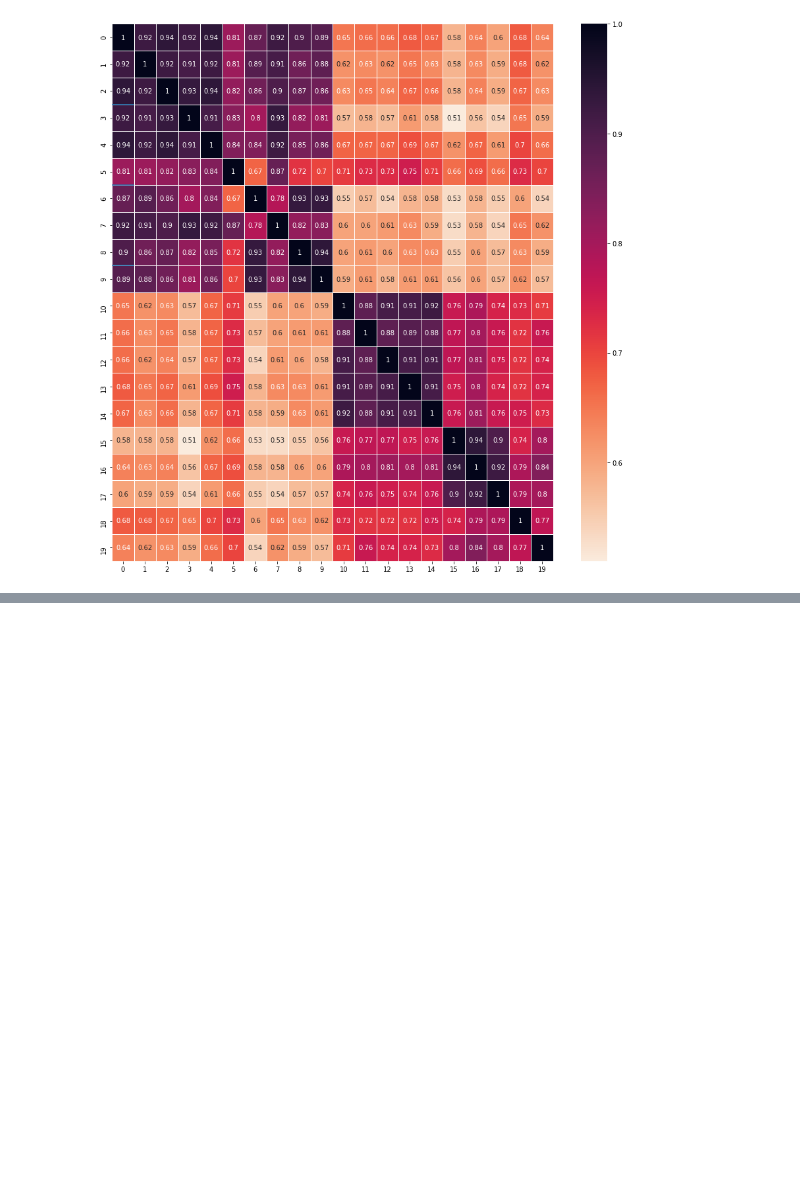
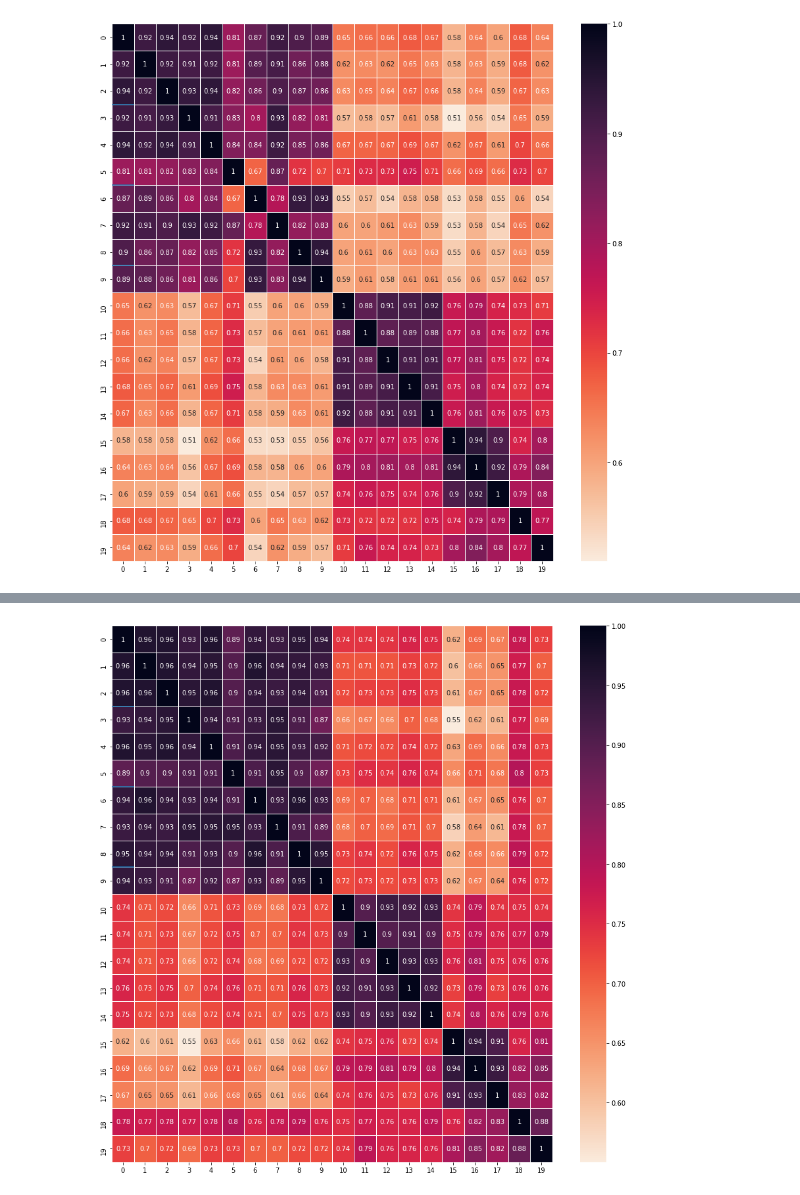
Before and after one commit to zahariesergiu/product_similarities, a Jupyter notebook: bert_embeddings_model.ipynb, the cells around one changed output, grey strips where cells are left out. Cells and saved outputs as stored; diff of their text form; code cells hidden in the pictures; blank space fills up the shorter version.

```diff
--- a/bert_embeddings_model.ipynb
+++ b/bert_embeddings_model.ipynb
@@ -312,6 +39,7 @@ embeddings = create_embeddings(model, data.description)
 clean_embeddings = create_embeddings(model, data.clean_description)
 clean_embeddings2 = create_embeddings(model, data.clean_description2)
 clean_embeddings3 = create_embeddings(model, data.clean_description3)
+clean_embeddings4 = create_embeddings(model, data.clean_description4)
 # %%
 def get_similarity_matrix(embeddings, metric=cosine_distances):
     x = pd.DataFrame(metric(embeddings, embeddings))
@@ -350,3 +78,7 @@ m = get_similarity_matrix(clean_embeddings3, cosine_similarity)
+# %%
+m = get_similarity_matrix(clean_embeddings4, cosine_similarity)
+# %% [output]
+[figure, added]
 # %%
 true_labels = ["pizza"]*5 + ["paste"]*5 + ["book"]*5 + ["dipers"]*5
 
```
Also changed, not shown: parts of 6 cells of this notebook, 1 other file.
